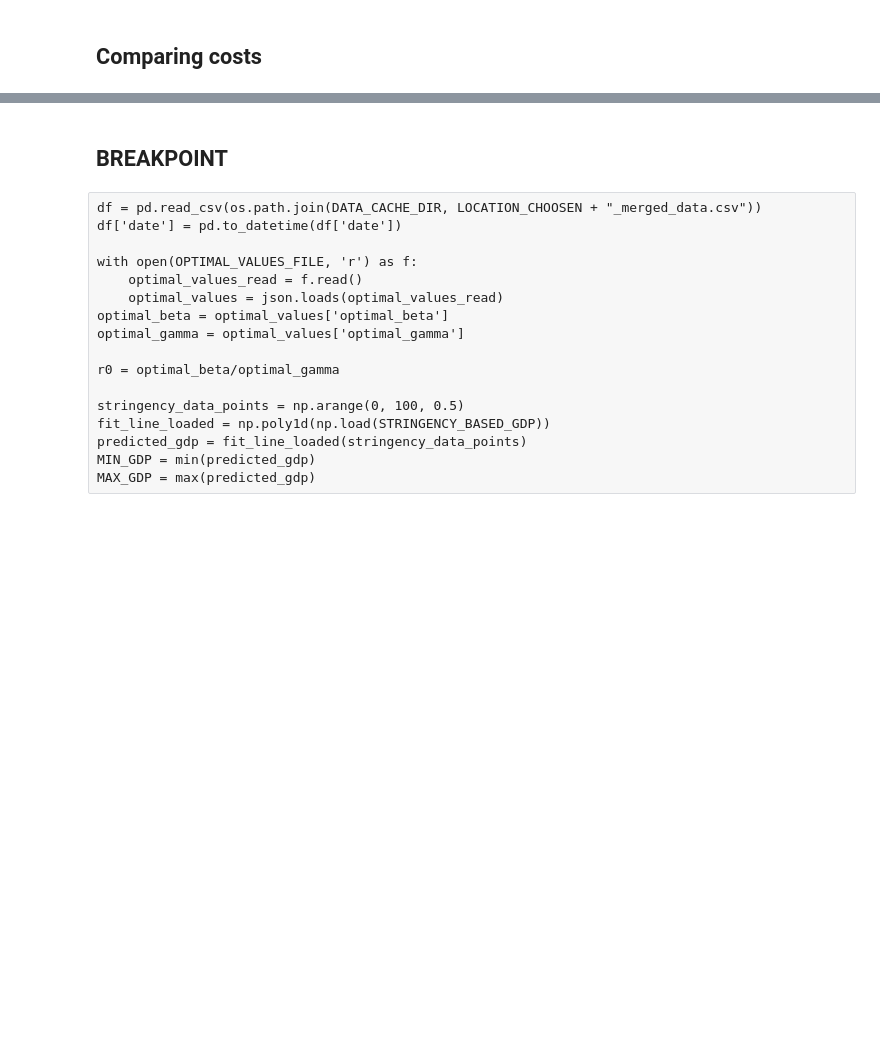
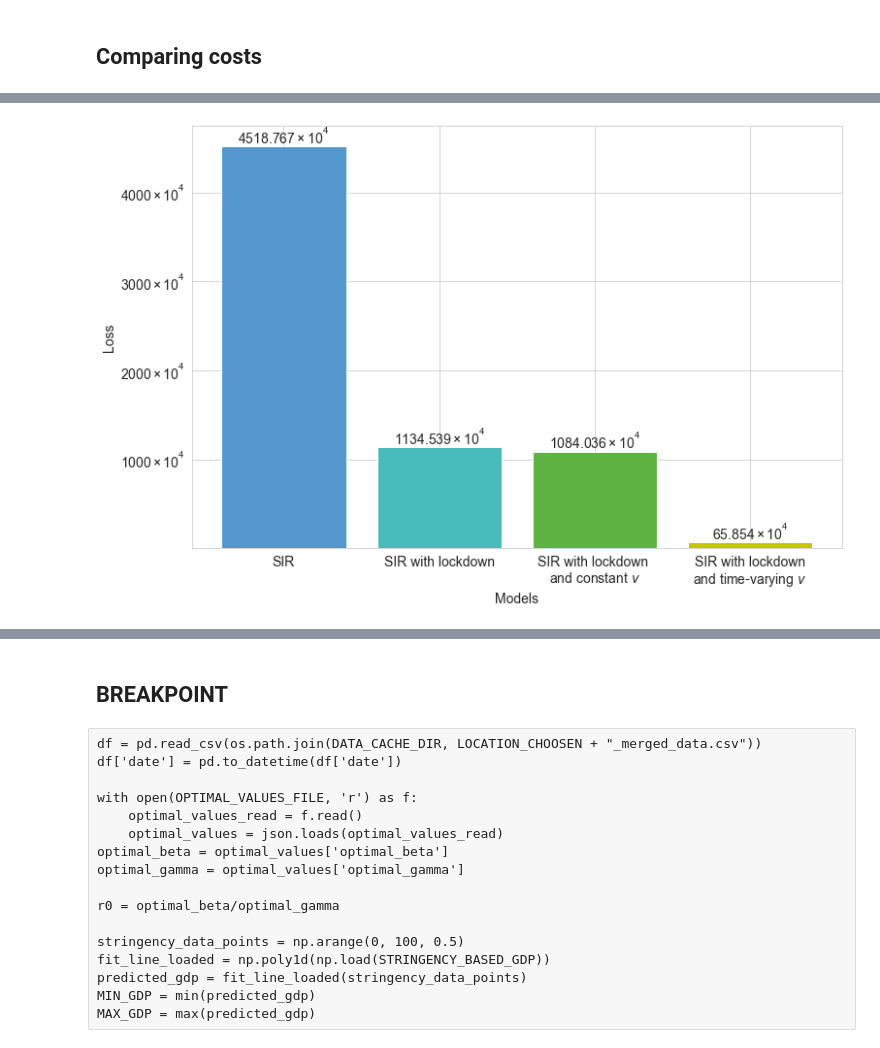
Before and after one commit to psymbio/sir_rl, a Jupyter notebook: 02_data_calibration_final.ipynb, the cells around one changed output, grey strips where cells are left out. Saved outputs shown, nothing was run; the diff lists cells and outputs as text; code cells hidden in the pictures; blank space fills up the shorter version.

```diff
--- a/02_data_calibration_final.ipynb
+++ b/02_data_calibration_final.ipynb
@@ -977,27 +1138,29 @@ print(SIR_cost_I_cost, SIR_with_lockdown_cost_I_cost, SIRV_with_lockdown_cost_I_
 # %%
 models = ['SIR', 'SIR with lockdown', r"""SIR with lockdown
-and constant $\nu$""", r"""SIRV with lockdown
+and constant $\nu$""", r"""SIR with lockdown
 and time-varying $\nu$"""]
 
 # Corresponding costs
 costs = [SIR_cost_I_cost, SIR_with_lockdown_cost_I_cost, SIRV_with_lockdown_cost_I_cost, SIRV_with_lockdown_time_varying_nu_cost_I_cost]
 
 plt.figure(figsize=(12, 8))
 bars = plt.bar(models, costs, color =["#5496CE", "#48BCBC", "#5EB342", "#C5C500"])
 plt.gca().yaxis.set_major_formatter(FuncFormatter(scientific_notation))
 plt.xlabel('Models')
 plt.ylabel('Loss')
 for bar, cost in zip(bars, costs):
     # exponent = int(np.floor(np.log10(cost)))
     exponent = 4
     loss_scaled = cost * (10 ** -exponent)
     eqn_string = rf"""${loss_scaled:.3f} \times 10^{{{exponent}}}$"""
     plt.text(bar.get_x() + bar.get_width()/2, bar.get_height(), f'{eqn_string}',
              ha='center', va='bottom', fontsize=14)
 plt.grid(True)
 plt.savefig(os.path.join(OUTPUT_DIR, "comparing_costs_I_" + LOCATION_CHOOSEN + ".pdf"), bbox_inches="tight")
 plt.show()
 plt.show()
+# %% [output]
+[figure, added]
 # %%
 stringency_data_points = np.arange(0, 100, 0.5)
 fit_line_loaded = np.poly1d(np.load(STRINGENCY_BASED_GDP))
```
Also changed, not shown: parts of 35 cells of this notebook, 42 other files.
